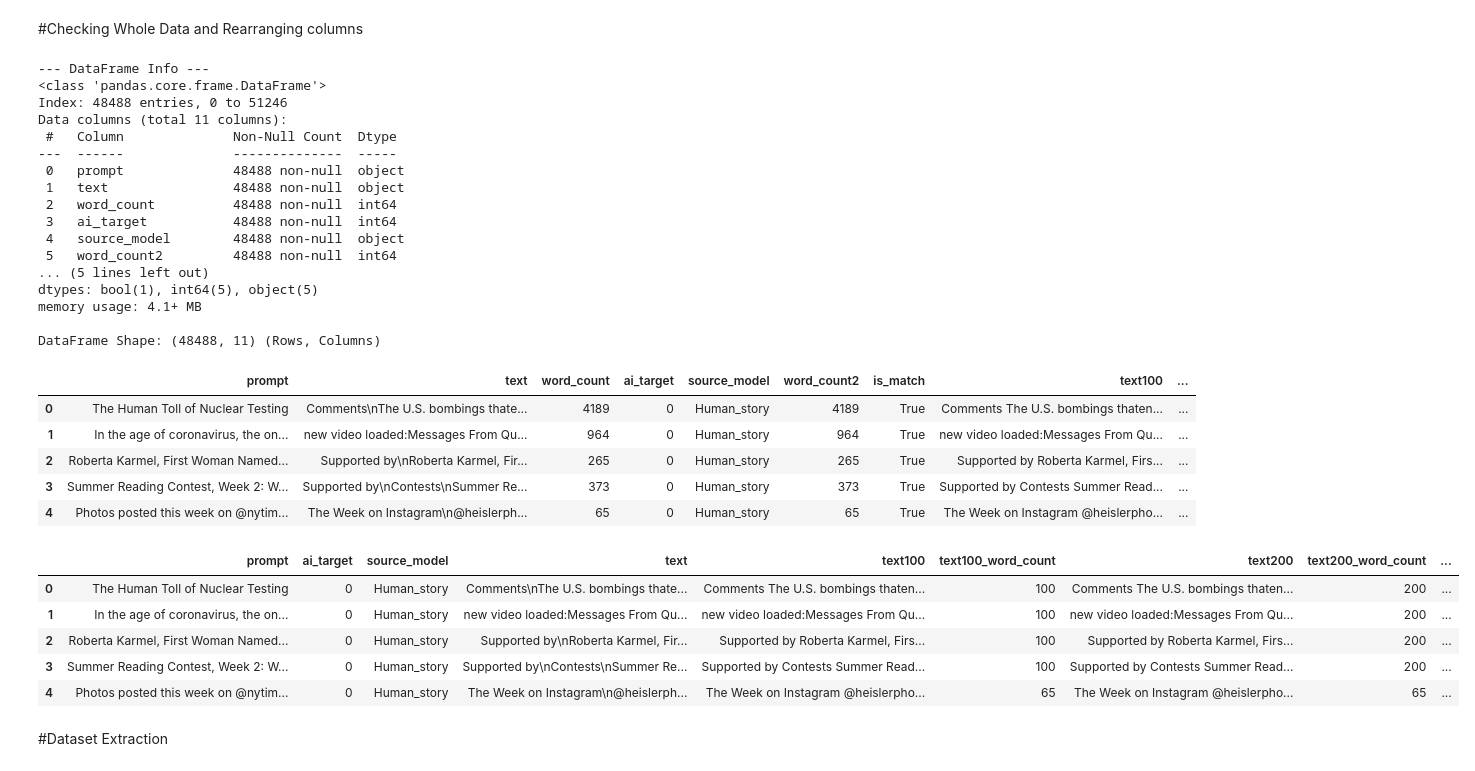
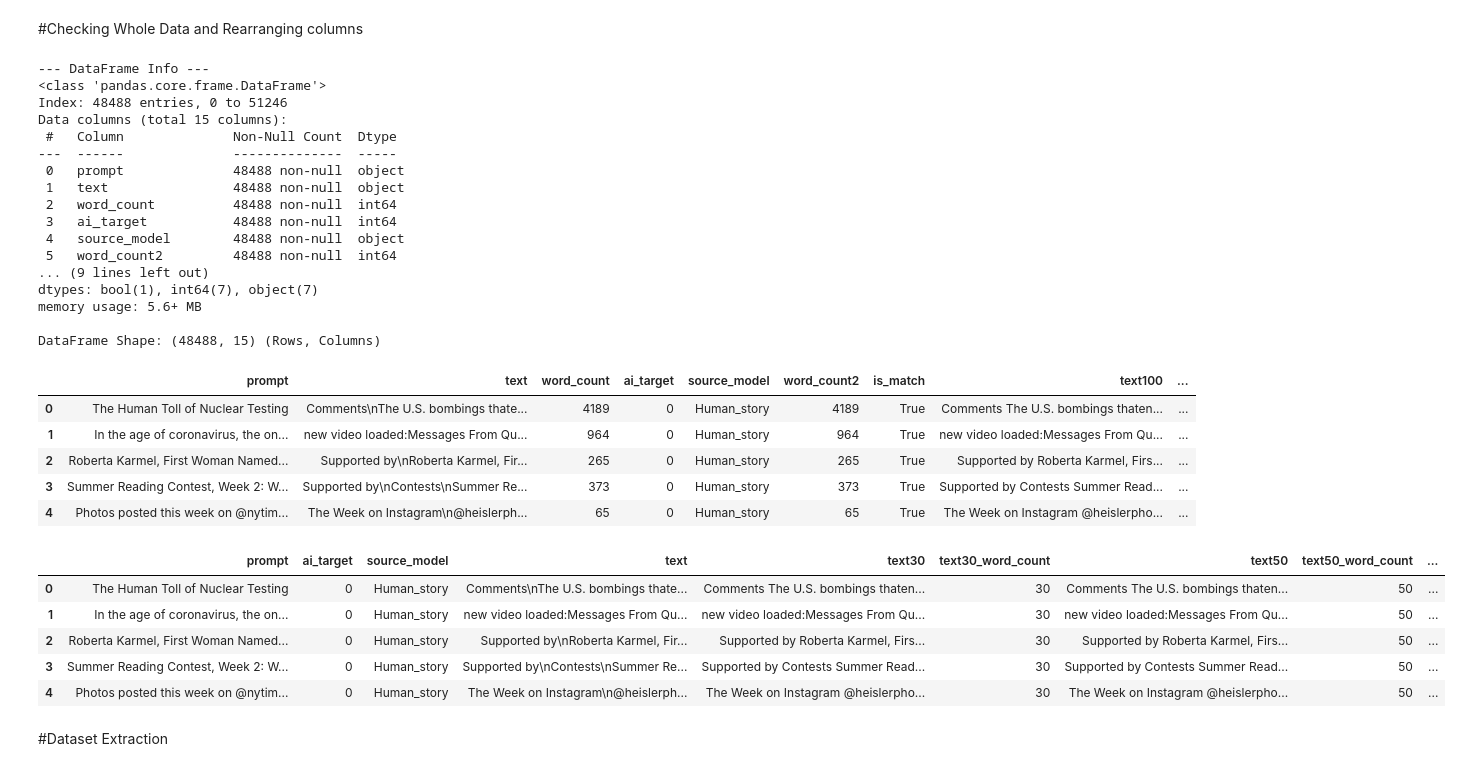
Before and after one commit to yernarbakatay/Human-vs-AI-generated-Text-Detection, a Jupyter notebook: CSE881_Project_Preprocessing.ipynb, the cells around one changed output. Saved outputs shown, nothing was run; the diff lists cells and outputs as text; code cells hidden in the pictures.

```diff
--- a/CSE881_Project_Preprocessing.ipynb
+++ b/CSE881_Project_Preprocessing.ipynb
@@ -272,0 +289,29 @@ Remaining records: 48488
+# %%
+# Function to extract the required 30 words based on ai_target
+def extract_text30(row):
+    words = str(row['text']).split()
+    if row['ai_target'] == 0:
+        # First 30 words
+        return ' '.join(words[:30])
+    else:
+        # Skip first 100 words, take the next 30 words
+        return ' '.join(words[100:130])
+
+# Function to extract the required 50 words based on ai_target
+def extract_text50(row):
+    words = str(row['text']).split()
+    if row['ai_target'] == 0:
+        # First 50 words
+        return ' '.join(words[:50])
+    else:
+        # Skip first 100 words, take the next 50 words
+        return ' '.join(words[100:150])
+
+# Apply the functions
+new_df['text30'] = new_df.apply(extract_text30, axis=1)
+new_df['text30_word_count'] = new_df['text30'].apply(lambda x: len(str(x).split()))
+
+new_df['text50'] = new_df.apply(extract_text50, axis=1)
+new_df['text50_word_count'] = new_df['text50'].apply(lambda x: len(str(x).split()))
+
+display(new_df[['ai_target', 'text30_word_count', 'text50_word_count', 'text30', 'text50']].head(10))
@@ -283,7 +340,7 @@ display(new_df.head())
 --- DataFrame Info ---
 <class 'pandas.core.frame.DataFrame'>
 Index: 48488 entries, 0 to 51246
-Data columns (total 11 columns):
+Data columns (total 15 columns):
  #   Column              Non-Null Count  Dtype
 ---  ------              --------------  -----
  0   prompt              48488 non-null  object
@@ -292,11 +349,11 @@ Data columns (total 11 columns):
  3   ai_target           48488 non-null  int64
  4   source_model        48488 non-null  object
  5   word_count2         48488 non-null  int64
-... (5 lines left out)
-dtypes: bool(1), int64(5), object(5)
-memory usage: 4.1+ MB
+... (9 lines left out)
+dtypes: bool(1), int64(7), object(7)
+memory usage: 5.6+ MB
 
-DataFrame Shape: (48488, 11) (Rows, Columns)
+DataFrame Shape: (48488, 15) (Rows, Columns)
 |  | prompt | text | word_count | ai_target | source_model | word_count2 | is_match | text100 | ... |
 | 0 | The Human Toll of Nuclear Testing | Comments\nThe U.S. bombings thate... | 4189 | 0 | Human_story | 4189 | True | Comments The U.S. bombings thaten... | ... |
 | 1 | In the age of coronavirus, the on... | new video loaded:Messages From Qu... | 964 | 0 | Human_story | 964 | True | new video loaded:Messages From Qu... | ... |
@@ -306,28 +363,32 @@ DataFrame Shape: (48488, 11) (Rows, Columns)
 # %%
 desired_order = [
     'prompt',
     'ai_target',
     'source_model',
     'text',
+    'text30',
+    'text30_word_count',
+    'text50',
+    'text50_word_count',
     'text100',
     'text100_word_count',
     'text200',
     'text200_word_count',
     'word_count',
     'word_count2',
     'is_match'
 ]
 
 new_df = new_df[desired_order]
 
 display(new_df.head())
 # %% [output]
-|  | prompt | ai_target | source_model | text | text100 | text100_word_count | text200 | text200_word_count | ... |
-| 0 | The Human Toll of Nuclear Testing | 0 | Human_story | Comments\nThe U.S. bombings thate... | Comments The U.S. bombings thaten... | 100 | Comments The U.S. bombings thaten... | 200 | ... |
-| 1 | In the age of coronavirus, the on... | 0 | Human_story | new video loaded:Messages From Qu... | new video loaded:Messages From Qu... | 100 | new video loaded:Messages From Qu... | 200 | ... |
-| 2 | Roberta Karmel, First Woman Named... | 0 | Human_story | Supported by\nRoberta Karmel, Fir... | Supported by Roberta Karmel, Firs... | 100 | Supported by Roberta Karmel, Firs... | 200 | ... |
-| 3 | Summer Reading Contest, Week 2: W... | 0 | Human_story | Supported by\nContests\nSummer Re... | Supported by Contests Summer Read... | 100 | Supported by Contests Summer Read... | 200 | ... |
-| 4 | Photos posted this week on @nytim... | 0 | Human_story | The Week on Instagram\n@heislerph... | The Week on Instagram @heislerpho... | 65 | The Week on Instagram @heislerpho... | 65 | ... |
+|  | prompt | ai_target | source_model | text | text30 | text30_word_count | text50 | text50_word_count | ... |
+| 0 | The Human Toll of Nuclear Testing | 0 | Human_story | Comments\nThe U.S. bombings thate... | Comments The U.S. bombings thaten... | 30 | Comments The U.S. bombings thaten... | 50 | ... |
+| 1 | In the age of coronavirus, the on... | 0 | Human_story | new video loaded:Messages From Qu... | new video loaded:Messages From Qu... | 30 | new video loaded:Messages From Qu... | 50 | ... |
+| 2 | Roberta Karmel, First Woman Named... | 0 | Human_story | Supported by\nRoberta Karmel, Fir... | Supported by Roberta Karmel, Firs... | 30 | Supported by Roberta Karmel, Firs... | 50 | ... |
+| 3 | Summer Reading Contest, Week 2: W... | 0 | Human_story | Supported by\nContests\nSummer Re... | Supported by Contests Summer Read... | 30 | Supported by Contests Summer Read... | 50 | ... |
+| 4 | Photos posted this week on @nytim... | 0 | Human_story | The Week on Instagram\n@heislerph... | The Week on Instagram @heislerpho... | 30 | The Week on Instagram @heislerpho... | 50 | ... |
 # %% [markdown]
 #Dataset Extraction
 # %%
```
Also changed, not shown: parts of 6 cells of this notebook.
